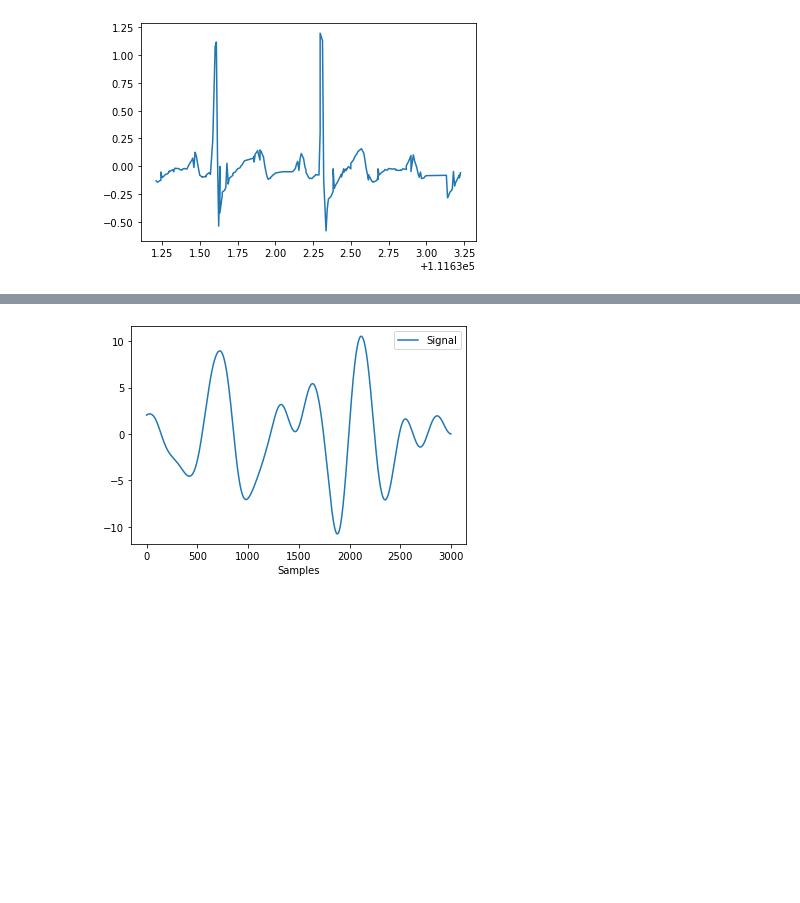
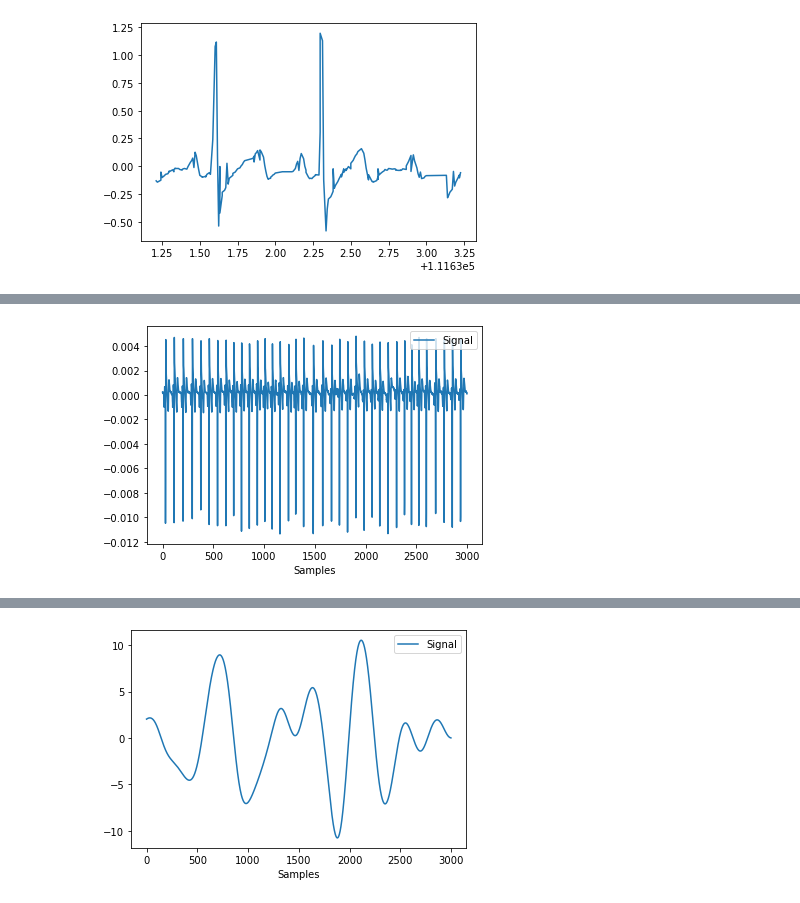
Before and after one commit to DoubleWSolusions/EDR, a Jupyter notebook: data_edr.ipynb, the cells around one changed output, grey strips where cells are left out. Drawn from its saved outputs; the diff is of its cells as text; code cells hidden in the pictures; blank space fills up the shorter version.

```diff
--- a/data_edr.ipynb
+++ b/data_edr.ipynb
@@ -239,0 +226,6 @@ np.std(pca_.components_[:,0])
+# %%
+new3 = ecg_data[0:3000,0]
+# %%
+new3 = new3.reshape(-1,1)
+# %%
+new3 = np.matmul(new3, arr.T)
@@ -239,0 +236,6 @@ np.std(pca_.components_[:,0])
+# %%
+new3 = new3.T
+# %%
+nk.signal_plot(new3[0])
+# %% [output]
+[figure, added]
```
Also changed, not shown: parts of 51 cells of this notebook.
